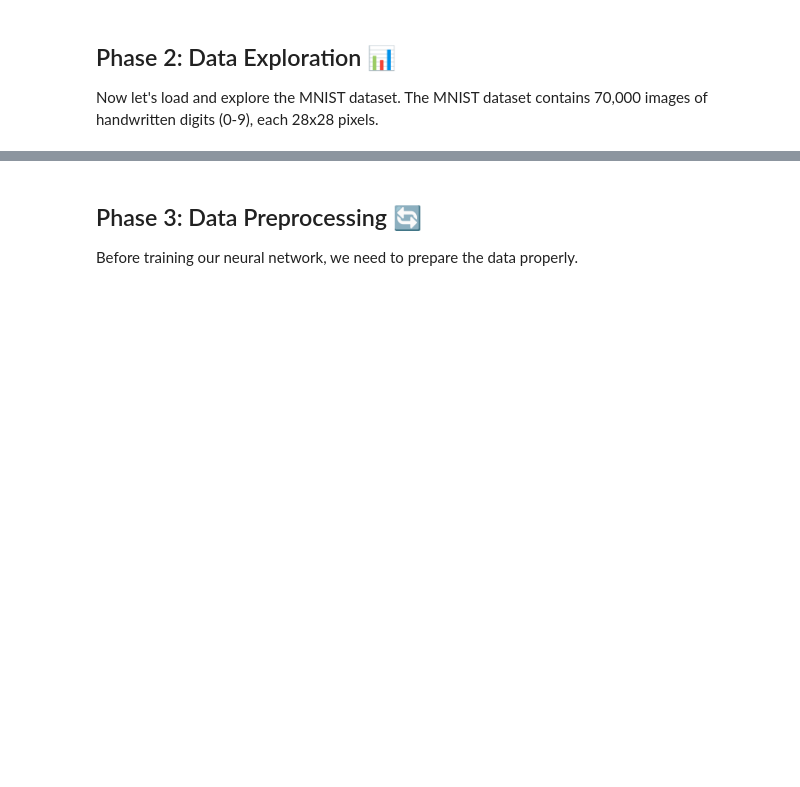
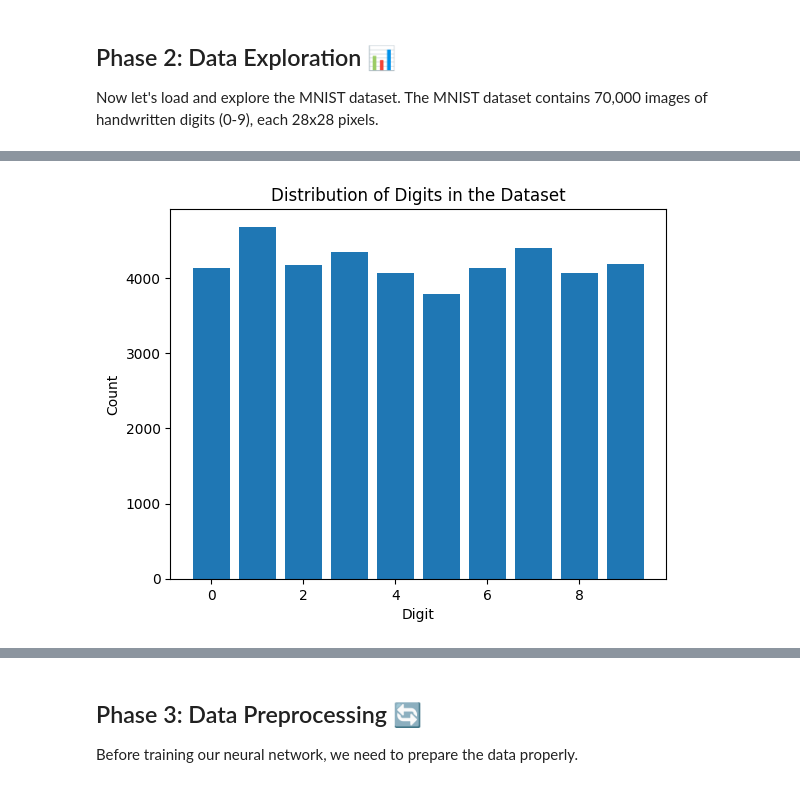
Before and after one commit to Tuminha/Digit-Recognizer, a Jupyter notebook: notebooks/digit_recognizer.ipynb, the cells around one changed output, grey strips where cells are left out. Saved outputs shown, nothing was run; the diff lists cells and outputs as text; code cells hidden in the pictures; blank space fills up the shorter version.

```diff
--- a/notebooks/digit_recognizer.ipynb
+++ b/notebooks/digit_recognizer.ipynb
@@ -75,3 +92,9 @@ Now let's load and explore the MNIST dataset. The MNIST dataset contains 70,000
 # Use .info(), .head(), .shape to explore the data
 
 # YOUR CODE HERE
+df = pd.read_csv("../data/train.csv")
+print(df.head())
+print("Shape of the dataset:", df.shape)
+print()
+print("Information about the dataset:", df.info())
+print("Description about the dataset:", df.describe())
@@ -85,3 +126,23 @@ Now let's load and explore the MNIST dataset. The MNIST dataset contains 70,000
 # Convert to numpy arrays using .values
 
 # YOUR CODE HERE
+y = df["label"]
+print("Head of labels, firt 5 rows:", y.head(5))
+print()
+print("Now creating the X (features)...")
+print()
+X = df.drop(["label"], axis=1)
+print("First five rows of:")
+print(X.head(5))
+print()
+print("Shape of X is:", X.shape)
+print("Shape of y is:", y.shape)
+
+# Convert to NumPy arrays
+X = X.values  # or X.to_numpy()
+y = y.values  # or y.to_numpy()
+
+print()
+print("After converting to NumPy:")
+print("Type of X:", type(X))
+print("Type of y:", type(y))
@@ -88,10 +167,18 @@ Now let's load and explore the MNIST dataset. The MNIST dataset contains 70,000
 # %%
 # TODO: Explore the data distribution
 # Count how many samples we have for each digit (0-9)
 # Create a bar plot showing the distribution
 # Check if the dataset is balanced
 
 # HINT: Use pd.Series(y).value_counts().sort_index()
 # Use plt.bar() or sns.countplot() for visualization
 
 # YOUR CODE HERE
+counts = pd.Series(y).value_counts().sort_index()
+plt.bar(counts.index, counts.values)
+plt.xlabel("Digit")
+plt.ylabel("Count")
+plt.title("Distribution of Digits in the Dataset")
+plt.show()
+# %% [output]
+[figure, added]
```
Also changed, not shown: parts of 8 cells of this notebook, 1 other file.
